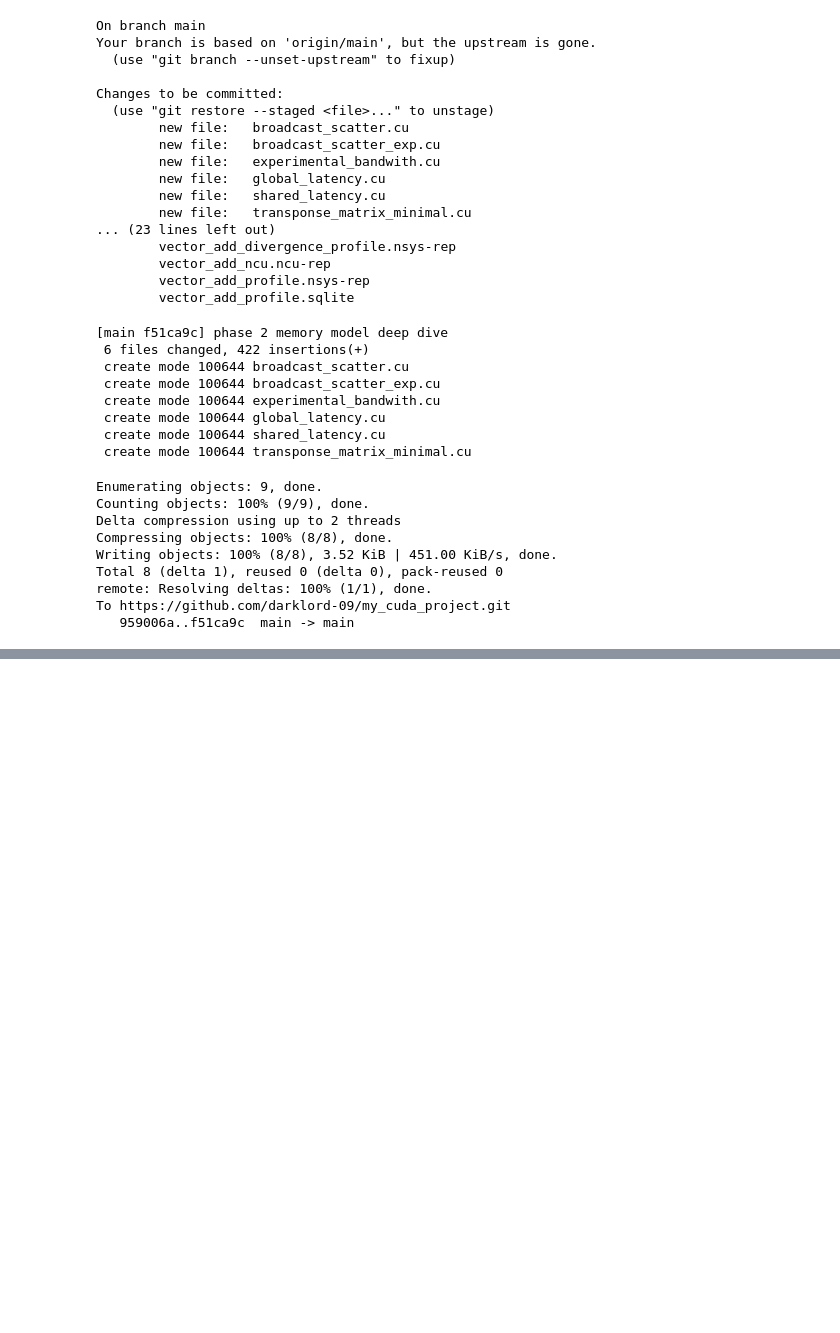
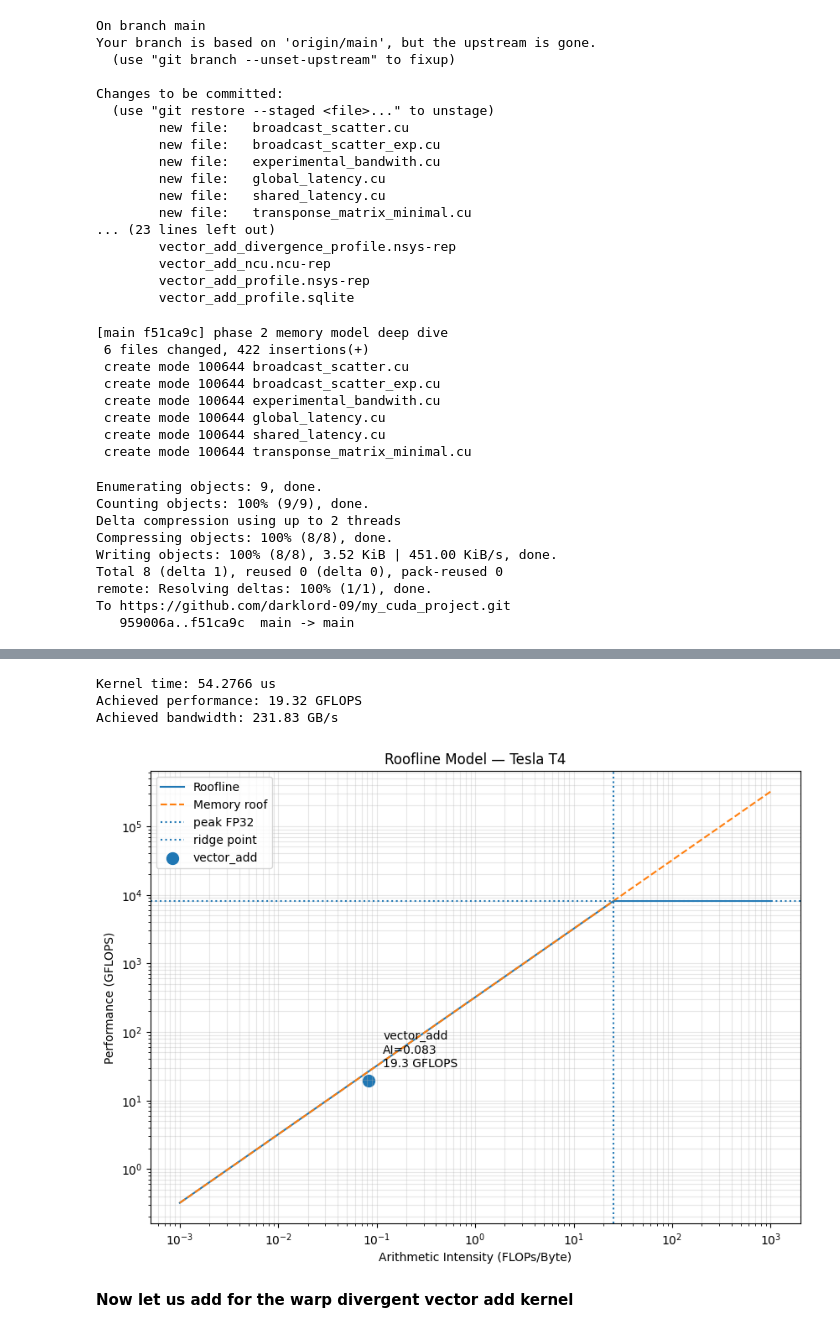
Before and after one commit to darklord-09/my_cuda_project, a Jupyter notebook: new_hope.ipynb, the cells around one changed output, grey strips where cells are left out. Drawn from its saved outputs; the diff is of its cells as text; code cells hidden in the pictures; blank space fills up the shorter version.

```diff
--- a/new_hope.ipynb
+++ b/new_hope.ipynb
@@ -1550,0 +2550,5 @@ To https://github.com/darklord-09/my_cuda_project.git
+# %%
+GPU_NAME = "Tesla T4"
+
+PEAK_FP32_TFLOPS = 8.1
+PEAK_BW_GBPS = 320
@@ -1550,0 +2618,63 @@ To https://github.com/darklord-09/my_cuda_project.git
+# %%
+achieved_gflops = (
+    total_flops / kernel_time_s / 1e9
+)
+
+achieved_bandwidth_gbps = (
+    total_bytes / kernel_time_s / 1e9
+)
+
+print(f"Kernel time: {kernel_time_us:.4f} us")
+print(f"Achieved performance: {achieved_gflops:.2f} GFLOPS")
+print(f"Achieved bandwidth: {achieved_bandwidth_gbps:.2f} GB/s")
+# %% [output]
+Kernel time: 54.2766 us
+Achieved performance: 19.32 GFLOPS
+Achieved bandwidth: 231.83 GB/s
+# %%
+import numpy as np
+import matplotlib.pyplot as plt
+
+ai_values=np.logspace(-3,3,500)
+
+memory_roof=ai_values*peak_bandwidth_gbps
+
+compute_roof=np.full_like(ai_values, peak_compute_gflops)
+
+roofline=np.minimum(memory_roof,compute_roof)
+
+plt.figure(figsize=(10,7))
+
+plt.loglog(ai_values,roofline, label="Roofline")
+plt.loglog(ai_values,memory_roof,linestyle='--',label="Memory roof")
+
+plt.axhline(peak_compute_gflops,linestyle=':',label="peak FP32")
+plt.axvline(ridge_point,linestyle=':',label='ridge point')
+
+plt.scatter(
+    AI,
+    achieved_gflops,
+    s=100,
+    label="vector_add"
+)
+
+
+plt.annotate(
+    f"vector_add\nAI={AI:.3f}\n{achieved_gflops:.1f} GFLOPS",
+    (AI, achieved_gflops),
+    xytext=(12, 12),
+    textcoords="offset points"
+)
+
+plt.xlabel("Arithmetic Intensity (FLOPs/Byte)")
+plt.ylabel("Performance (GFLOPS)")
+plt.title(f"Roofline Model — {GPU_NAME}")
+
+plt.grid(True, which="both", alpha=0.3)
+plt.legend()
+
+plt.show()
+# %% [output]
+[figure, added]
+# %% [markdown]
+**Now let us add for the warp divergent vector add kernel**
```
Also changed, not shown: parts of 87 cells of this notebook.
